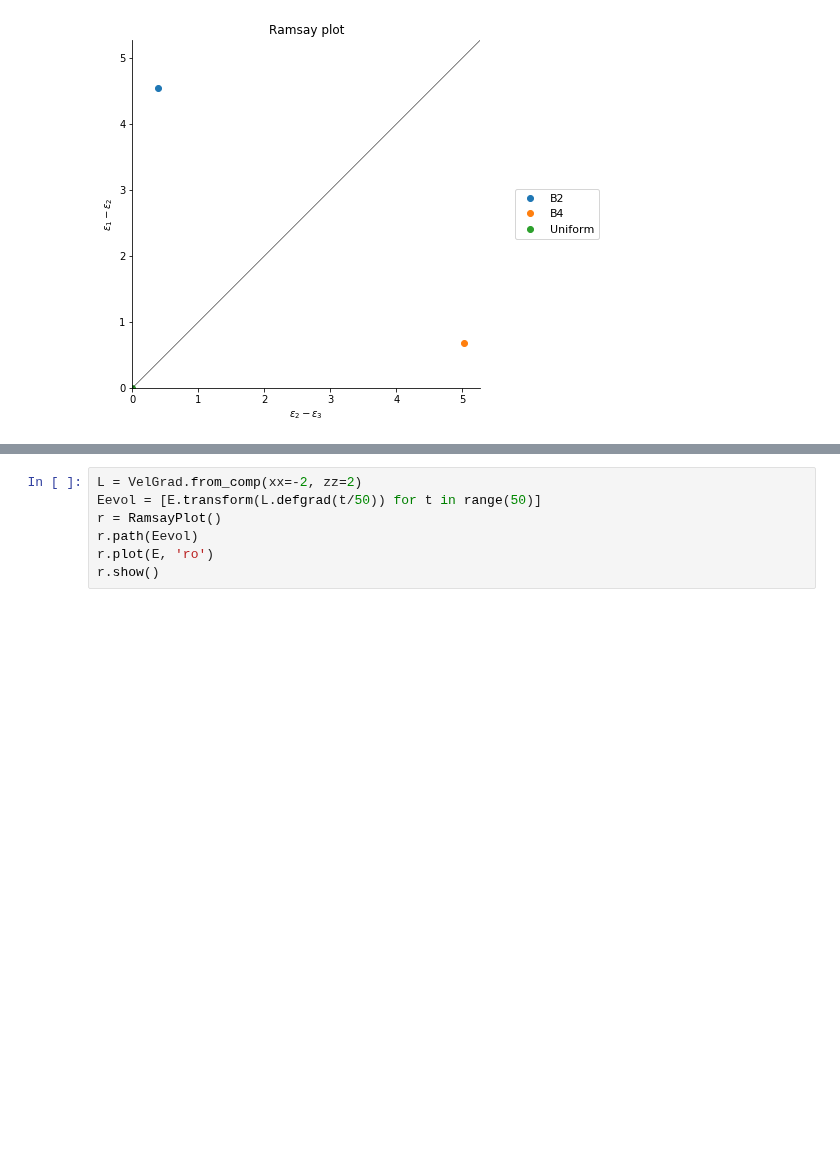
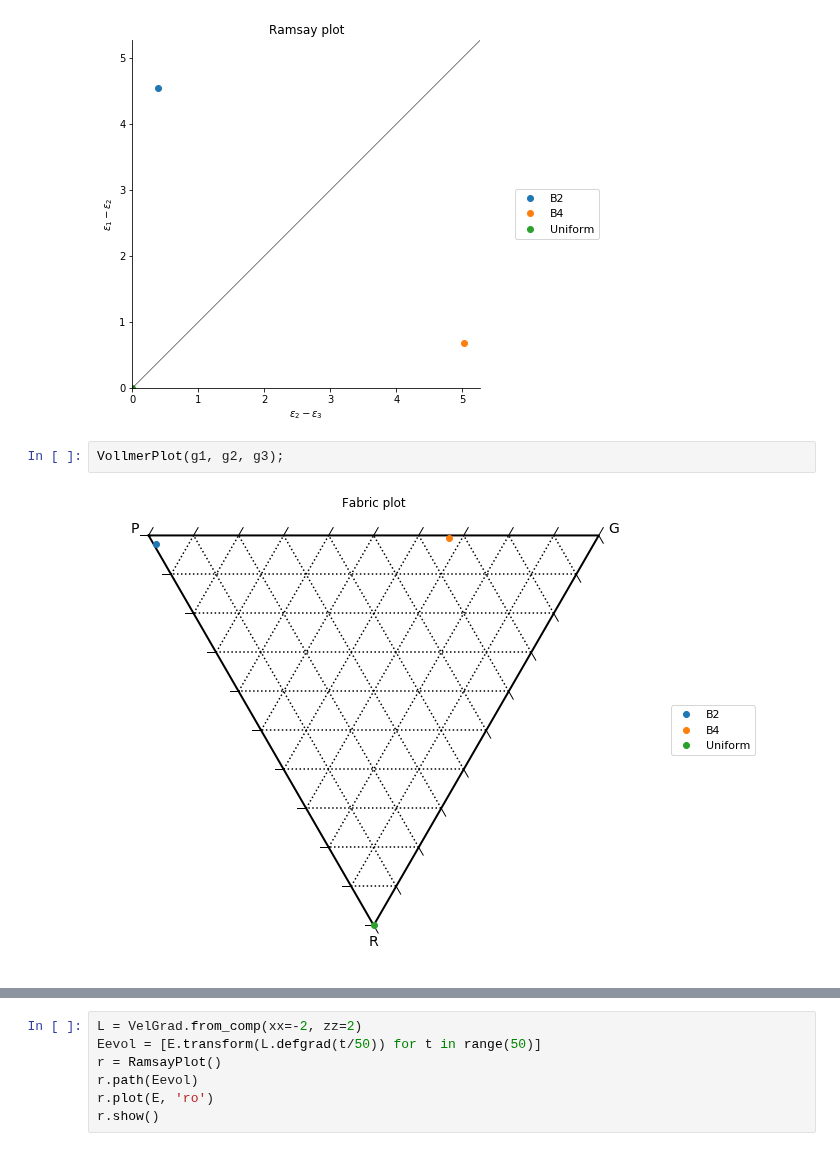
Before and after one commit to ondrolexa/apsg, a Jupyter notebook: examples/apsg_tutorial.ipynb, the cells around one changed output, grey strips where cells are left out. Cells and saved outputs as stored; diff of their text form; blank space fills up the shorter version.

```diff
--- a/examples/apsg_tutorial.ipynb
+++ b/examples/apsg_tutorial.ipynb
@@ -446,3 +446,7 @@ FabricPlot(g1, g2, g3);
 RamsayPlot(g1, g2, g3);
 # %% [output]
 [figure]
+# %%
+VollmerPlot(g1, g2, g3);
+# %% [output]
+[figure, added]
```
Also changed, not shown: parts of 14 cells of this notebook, 8 other files.
